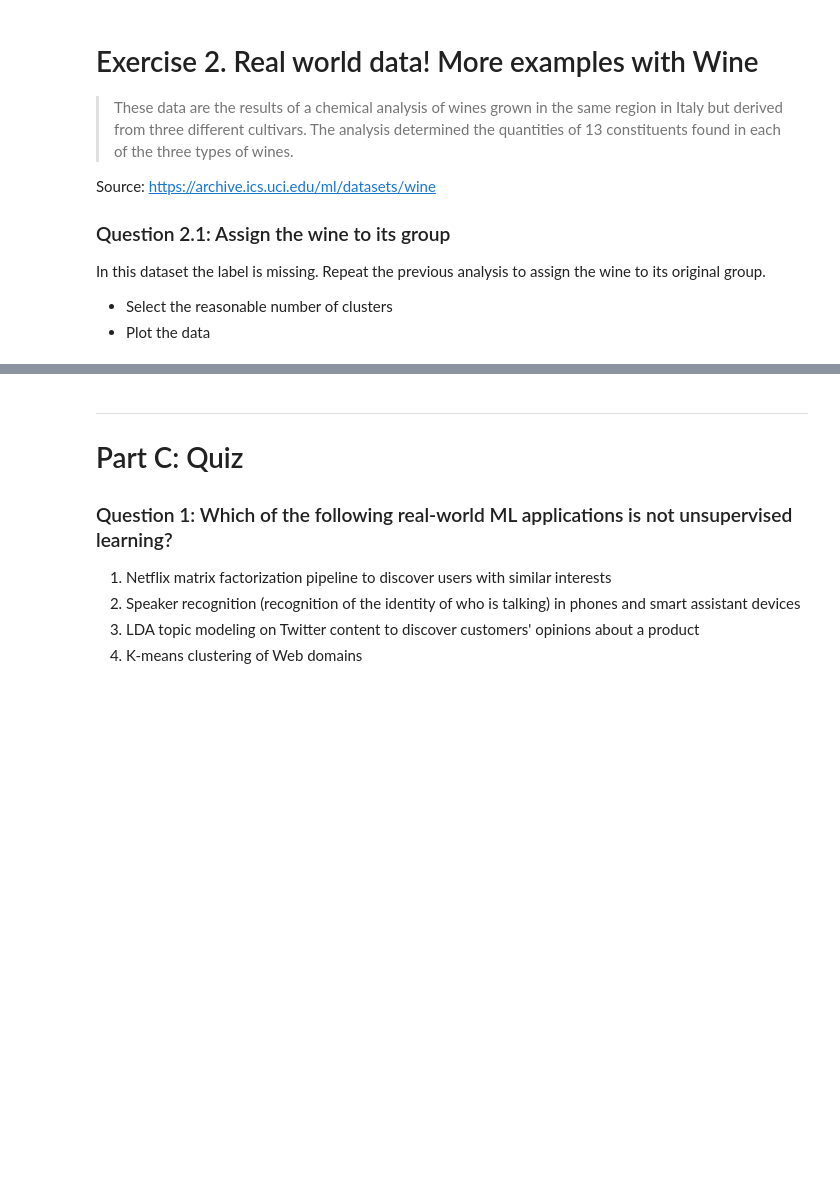
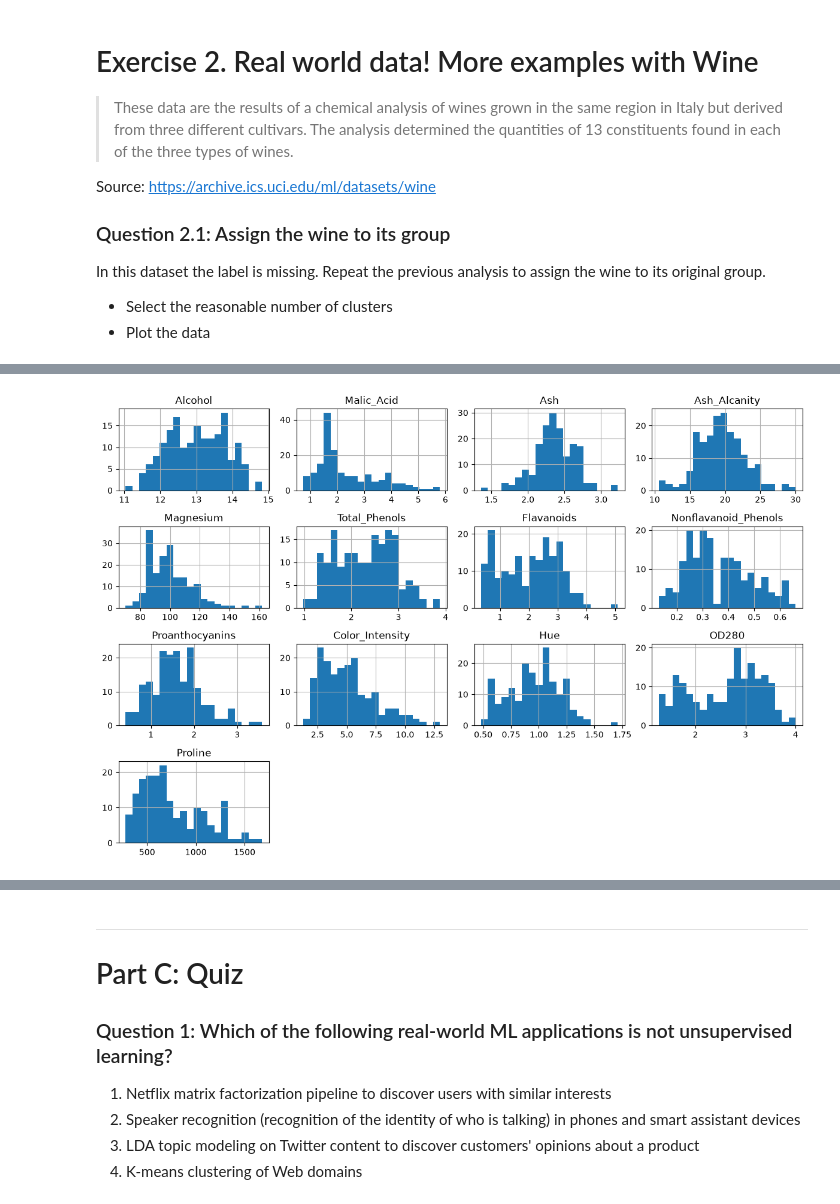
Before and after one commit to dimitripelgrin/ADA2026, a Jupyter notebook: Exercises/08 - Learning from data - Unsupervised learning/Unsupervised_Learning.ipynb, the cells around one changed output, grey strips where cells are left out. Saved outputs shown, nothing was run; the diff lists cells and outputs as text; code cells hidden in the pictures; blank space fills up the shorter version.

```diff
--- a/Exercises/08 - Learning from data - Unsupervised learning/Unsupervised_Learning.ipynb
+++ b/Exercises/08 - Learning from data - Unsupervised learning/Unsupervised_Learning.ipynb
@@ -454,0 +462,6 @@ wine.head()
+# %%
+# Built-in function to plot histograms
+wine.hist(figsize=(12, 8), bins=20)
+plt.tight_layout()
+# %% [output]
+[figure, added]
```
Also changed, not shown: parts of 7 cells of this notebook.
